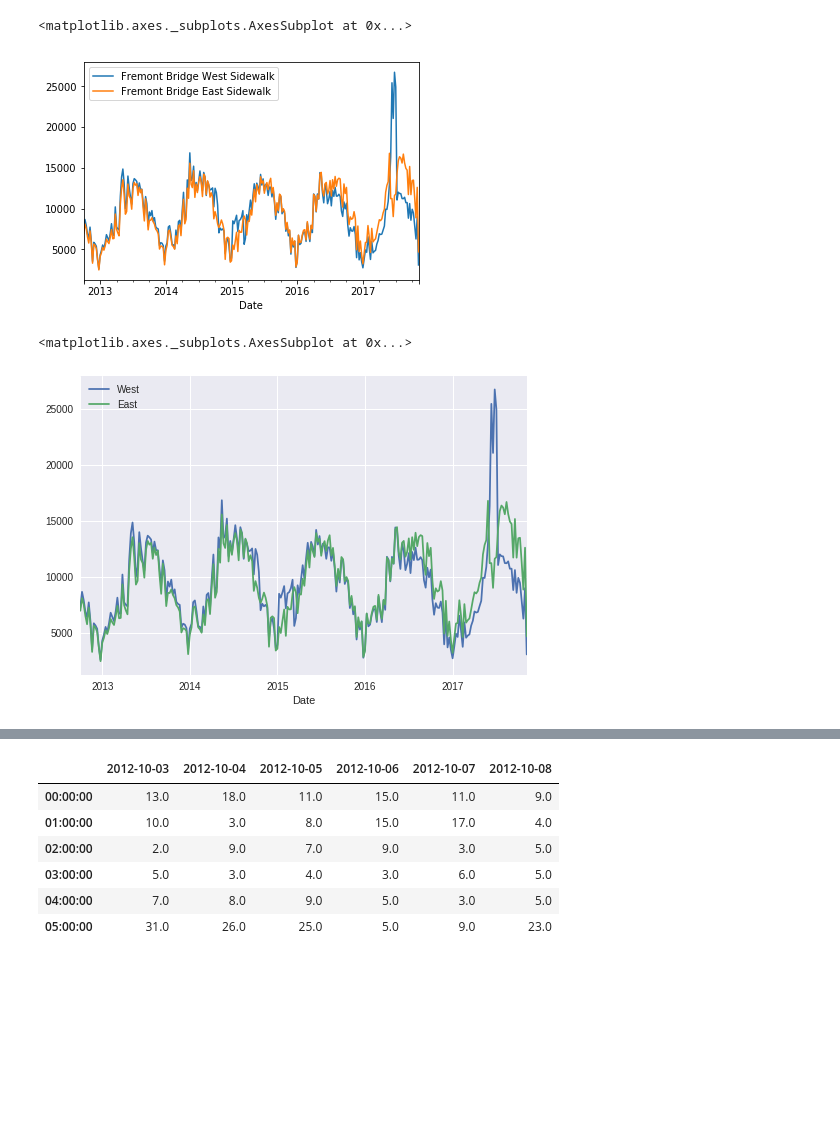
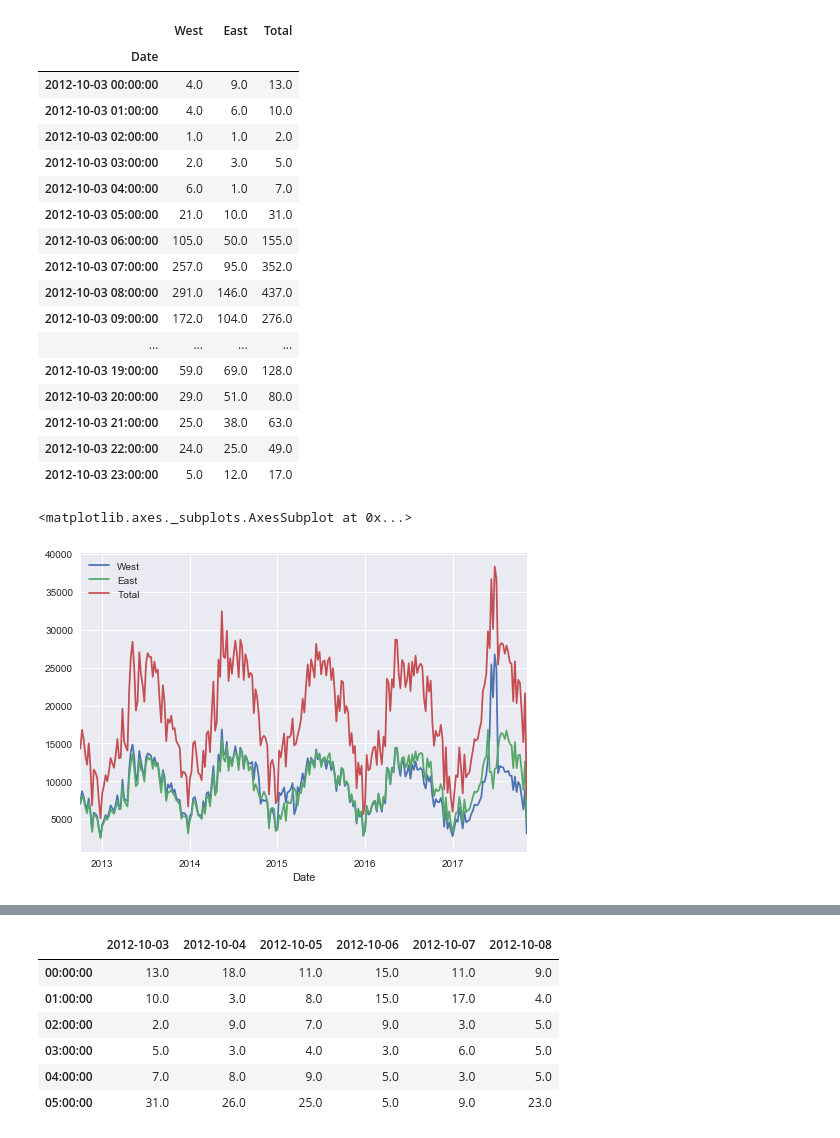
Before and after one commit to Linbooo/JakevdpTut, a Jupyter notebook: JupyterWorkflow.ipynb, the cells around one changed output, grey strips where cells are left out. Cells and saved outputs as stored; diff of their text form; code cells hidden in the pictures; blank space fills up the shorter version.

```diff
--- a/JupyterWorkflow.ipynb
+++ b/JupyterWorkflow.ipynb
@@ -30,14 +1,5 @@ data.head(24)
 # %%
 %matplotlib inline
+
 import matplotlib.pyplot as plt
-data.resample('W').sum().plot()
+plt.style.use('seaborn')
-# %% [output]
-<matplotlib.axes._subplots.AxesSubplot at 0x...>
-[figure, removed]
-# %%
-plt.style.use('seaborn')
-data.columns = ['West','East']
-data.resample('W').sum().plot()
-# %% [output]
-<matplotlib.axes._subplots.AxesSubplot at 0x...>
-[figure, removed]
@@ -44,3 +10,30 @@ data.resample('W').sum().plot()
+# %%
+data = data.get_fremont_data()
+data.head(24)
+# %% [output]
+|  | West | East | Total |
+| Date |  |  |  |
+| 2012-10-03 00:00:00 | 4.0 | 9.0 | 13.0 |
+| 2012-10-03 01:00:00 | 4.0 | 6.0 | 10.0 |
+| 2012-10-03 02:00:00 | 1.0 | 1.0 | 2.0 |
+| 2012-10-03 03:00:00 | 2.0 | 3.0 | 5.0 |
+| 2012-10-03 04:00:00 | 6.0 | 1.0 | 7.0 |
+| 2012-10-03 05:00:00 | 21.0 | 10.0 | 31.0 |
+| 2012-10-03 06:00:00 | 105.0 | 50.0 | 155.0 |
+| 2012-10-03 07:00:00 | 257.0 | 95.0 | 352.0 |
+| 2012-10-03 08:00:00 | 291.0 | 146.0 | 437.0 |
+| 2012-10-03 09:00:00 | 172.0 | 104.0 | 276.0 |
+| ... | ... | ... | ... |
+| 2012-10-03 19:00:00 | 59.0 | 69.0 | 128.0 |
+| 2012-10-03 20:00:00 | 29.0 | 51.0 | 80.0 |
+| 2012-10-03 21:00:00 | 25.0 | 38.0 | 63.0 |
+| 2012-10-03 22:00:00 | 24.0 | 25.0 | 49.0 |
+| 2012-10-03 23:00:00 | 5.0 | 12.0 | 17.0 |
+# %%
+data.resample('W').sum().plot()
+# %% [output]
+<matplotlib.axes._subplots.AxesSubplot at 0x...>
+[figure, added]
 # %%
 data.resample('D').sum().rolling(365).sum().plot() #each datapoint is the sum of previous 365 dats
 # %% [output]
```
Also changed, not shown: parts of 7 cells of this notebook, 3 other files.
